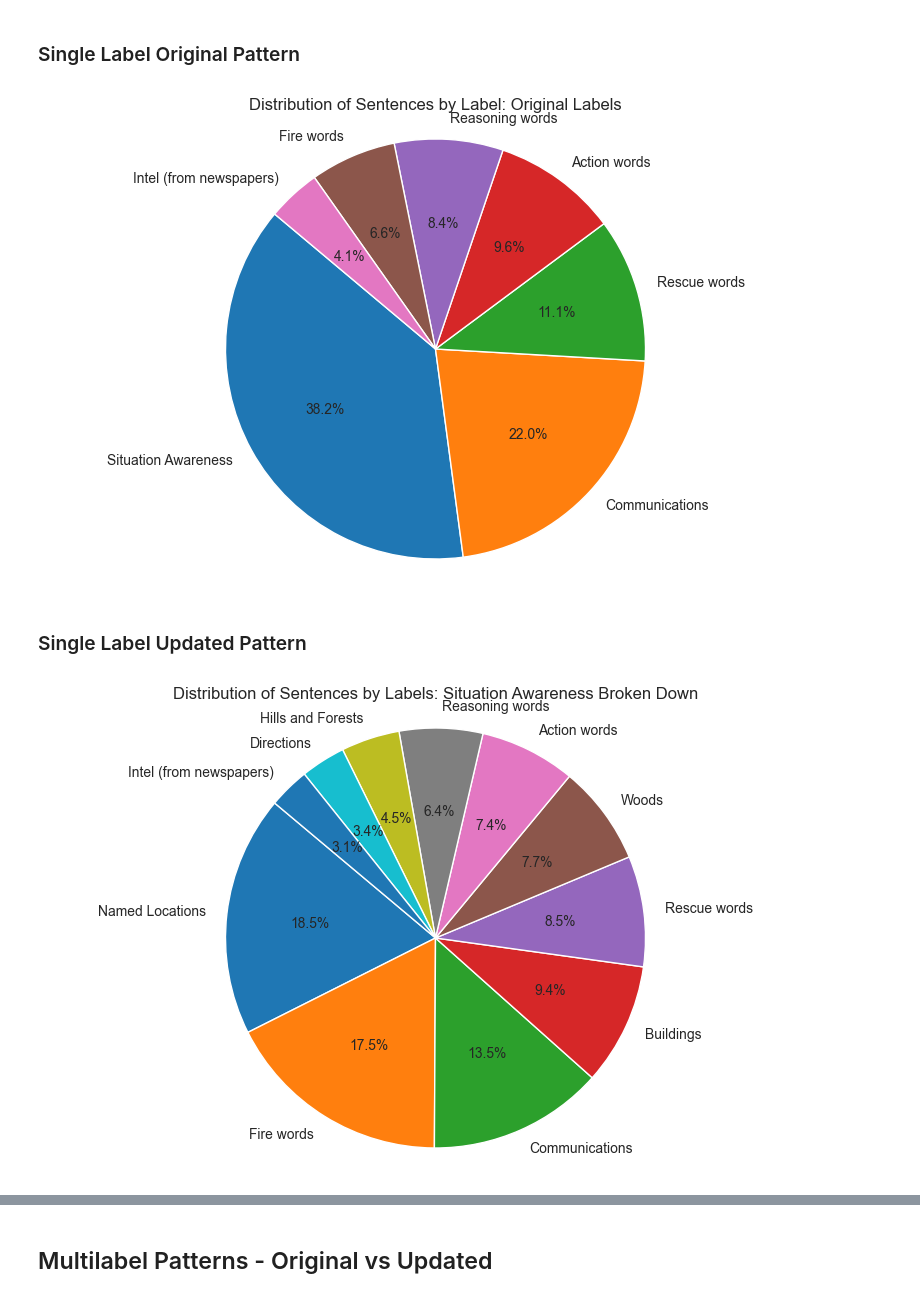
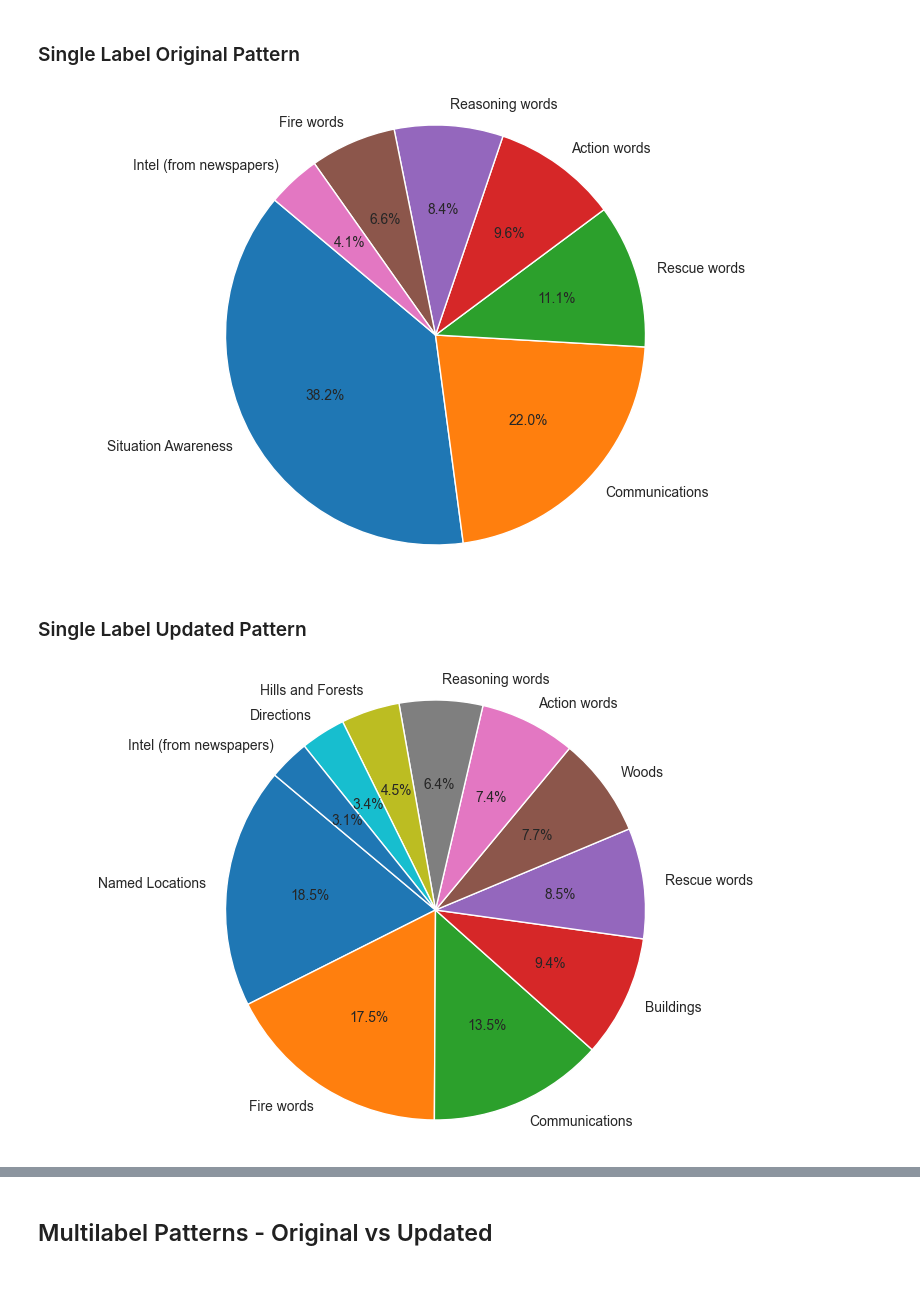
Before and after one commit to rdmoustafa/speech-act-classification, a Jupyter notebook: data-visualisation.ipynb, the cells around one changed output, grey strips where cells are left out. Drawn from its saved outputs; the diff is of its cells as text; code cells hidden in the pictures.

```diff
--- a/data-visualisation.ipynb
+++ b/data-visualisation.ipynb
@@ -63,11 +63,11 @@ so_label_counts = so_labels.value_counts()
 # Create a pie chart
 plt.figure(figsize=(10, 6))
 plt.pie(so_label_counts, labels=so_label_counts.index, autopct="%1.1f%%", startangle=140)
-plt.title('Distribution of Sentences by Label: Original Labels')
+# plt.title('Distribution of Sentences by Label: Original Labels')
 plt.axis('equal')
 plt.show()
 # %% [output]
-[figure, old version]
+[figure, new version]
 # %% [markdown]
 ### Single Label Updated Pattern
 # %%
@@ -75,12 +75,12 @@ su_label_counts = su_labels.value_counts()
 # %%
 # Create a pie chart
 plt.figure(figsize=(10, 6))
 plt.pie(su_label_counts, labels=su_label_counts.index, autopct='%1.1f%%', startangle=140)
-plt.title('Distribution of Sentences by Labels: Situation Awareness Broken Down')
+# plt.title('Distribution of Sentences by Labels: Situation Awareness Broken Down')
 plt.axis('equal')
 plt.show()
 # %% [output]
-[figure, old version]
+[figure, new version]
 # %%
 si_label_counts = si_labels.value_counts()
 # %%
```
Also changed, not shown: parts of 8 cells of this notebook, 7 other files.
